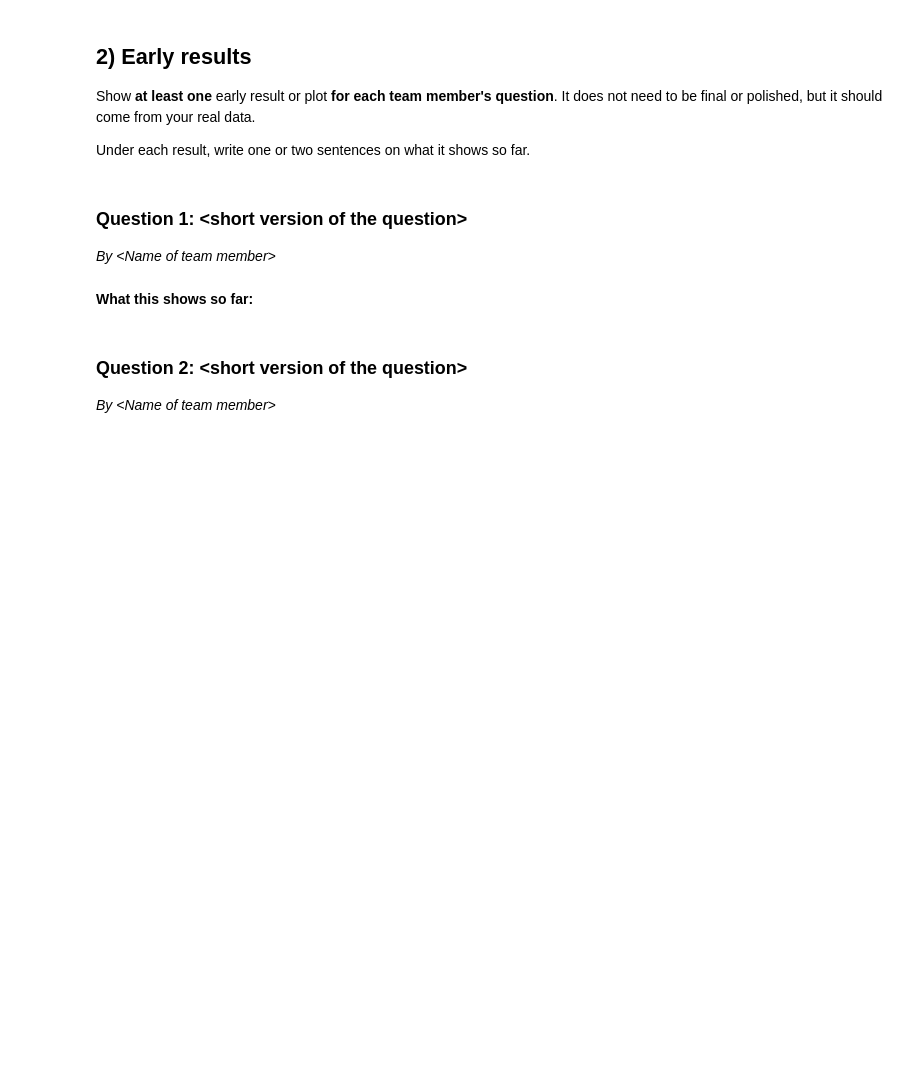
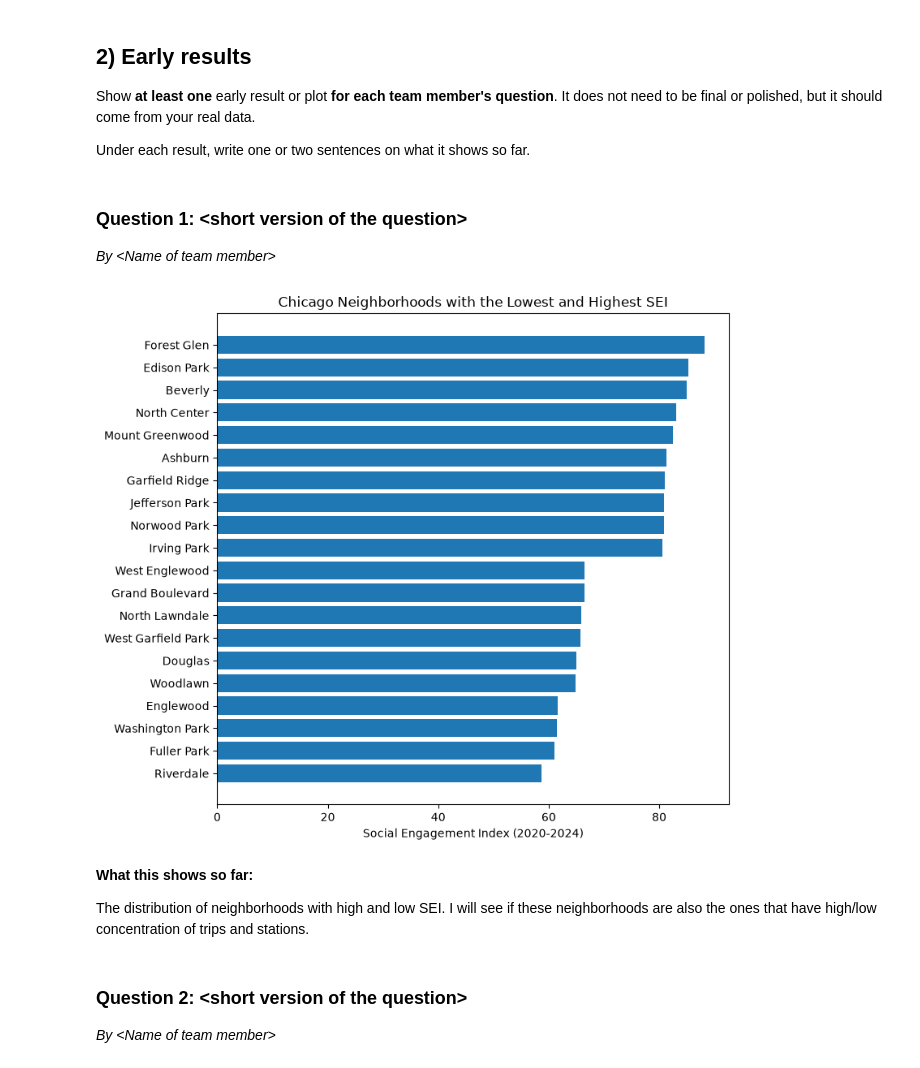
Before and after one commit to yujintatar/stat303-1, a Jupyter notebook: Project_Check-in_fa26.ipynb, the cells around one changed output. Saved outputs shown, nothing was run; the diff lists cells and outputs as text; code cells hidden in the pictures; blank space fills up the shorter version.

```diff
--- a/Project_Check-in_fa26.ipynb
+++ b/Project_Check-in_fa26.ipynb
@@ -77,8 +138,16 @@ df.isna().sum().sort_values(ascending=False)
 # %%
 # Cleaning steps done so far. Add a comment above each step that says what it does and why.
 
-# Example: drop exact duplicate rows
-# df = df.drop_duplicates()
+# Drop unneccessary cols/rows
+print(trip_data.shape, stations.shape, sei.shape)
+trip_data = trip_data.drop(columns=["rideable_type", "started_at", "ended_at","start_station_name", "start_station_id", "end_station_name", "end_station_id", "member_casual"])
+stations = stations.drop(columns=['Short Name'])
+sei = sei.drop(columns=['Layer'])
+sei = sei.drop(index=0)
+print(trip_data.shape, stations.shape, sei.shape)
 
-# Example: convert a date column
-# df["date"] = pd.to_datetime(df["date"])
+# Rename cols
+sei = sei.rename(columns={"SGX_2020-2024": "SEI"})
+
+# Convert a string to number
+sei["SEI"] = pd.to_numeric(sei["SEI"], errors="coerce")
@@ -98,8 +178,26 @@ Under each result, write one or two sentences on what it shows so far.
 *By \<Name of team member\>*
 # %%
 # Early analysis or plot for question 1
+# Seeing which neighborhoods have high and low SEI:
+
+# Selecting the top 10 and bottom 10 SEI and combining them
+top10 = sei.nlargest(10, "SEI")
+bottom10 = sei.nsmallest(10, "SEI")
+both = pd.concat([bottom10, top10]).sort_values("SEI")
+
+# Making a horizontal bar plot since the neighborhood names are long, to represent the SEI visually
+plt.figure(figsize=(8, 7))
+plt.barh(both["Name"], both["SEI"])
+plt.xlabel("Social Engagement Index (2020-2024)")
+plt.title("Chicago Neighborhoods with the Lowest and Highest SEI")
+plt.tight_layout()
+plt.show()
+# %% [output]
+[figure, added]
 # %% [markdown]
 **What this shows so far:**
+
+The distribution of neighborhoods with high and low SEI. I will see if these neighborhoods are also the ones that have high/low concentration of trips and stations.
 # %% [markdown]
 ### Question 2: \<short version of the question\>
 *By \<Name of team member\>*
```
Also changed, not shown: parts of 9 cells of this notebook.
